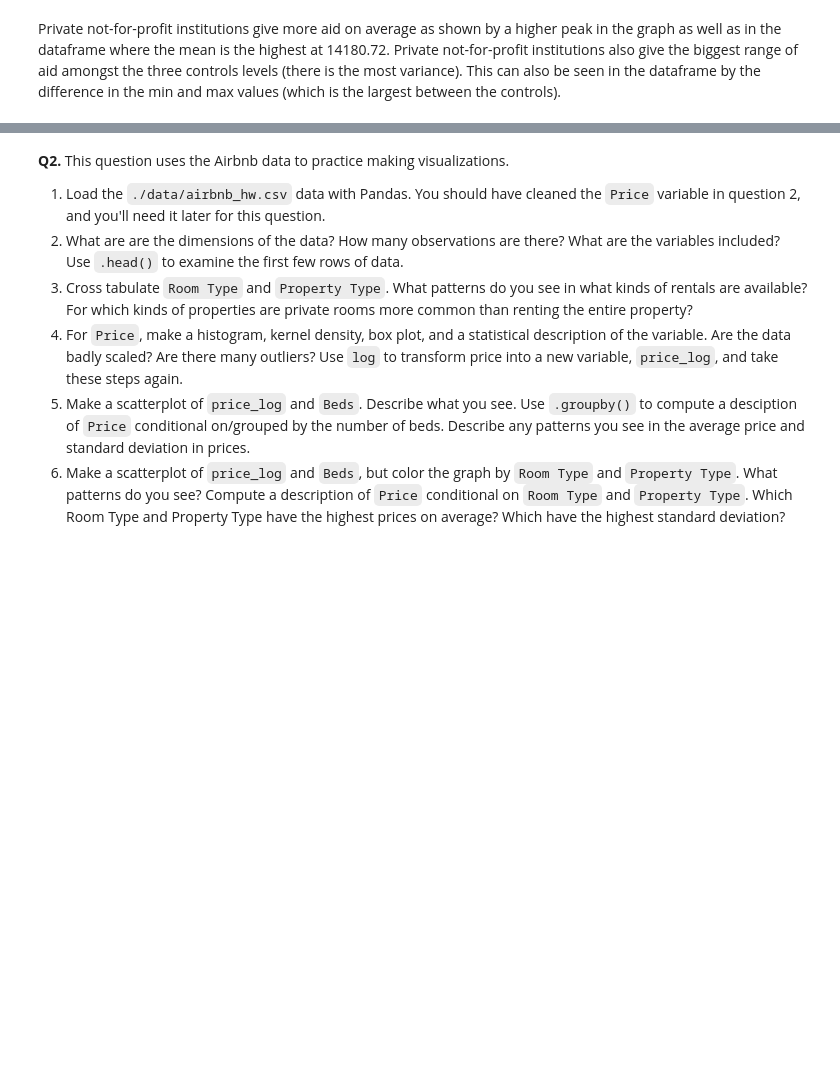
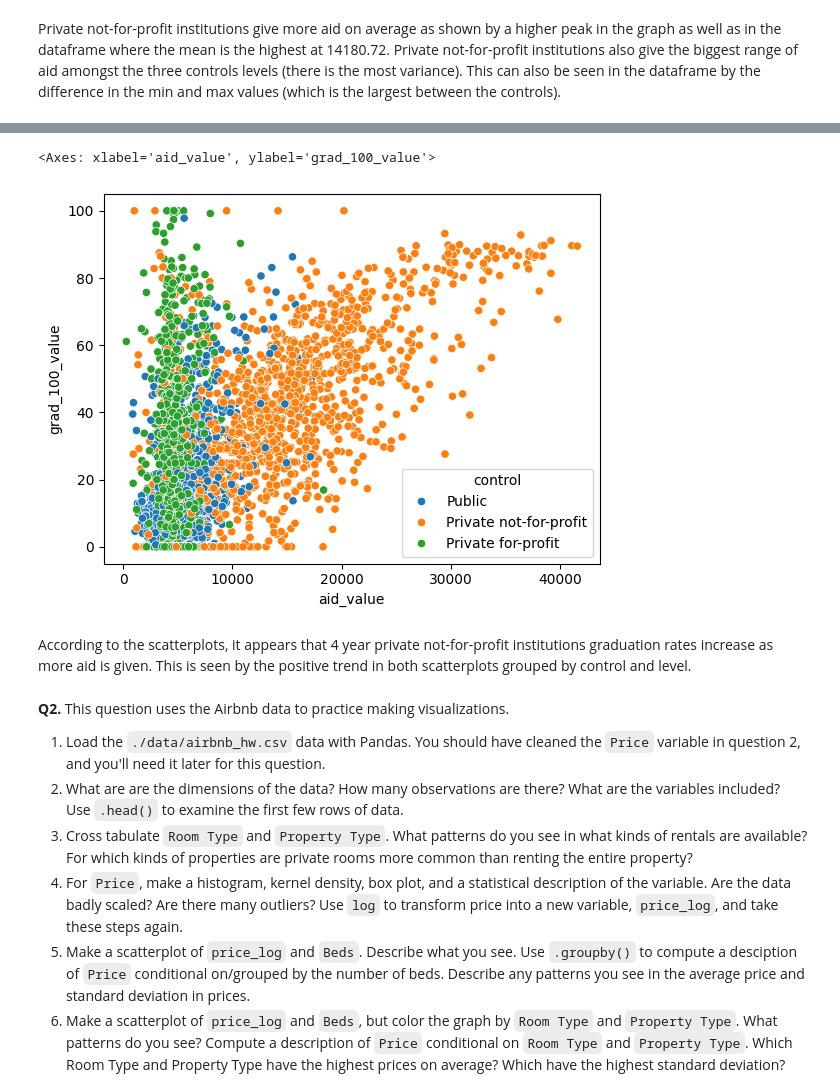
Before and after one commit to Catherine-Nguyen88/visualization, a Jupyter notebook: assignment/assignment.ipynb, the cells around one changed output, grey strips where cells are left out. Saved outputs shown, nothing was run; the diff lists cells and outputs as text; code cells hidden in the pictures; blank space fills up the shorter version.

```diff
--- a/assignment/assignment.ipynb
+++ b/assignment/assignment.ipynb
@@ -213,3 +227,14 @@ sns.scatterplot(data = college, x='grad_100_value', y='aid_value')
+# %%
+sns.scatterplot(data = college, x='aid_value', y='grad_100_value', hue = 'control')
+
+# private for-profit intitutions have the lowest value aids, while private not-for-profit institutions have the highest value.
+# Private not-for-profit institutions also have the widest range of aid values while public and private not-for profit do not go higher
+# than around 10,000.
+# %% [output]
+<Axes: xlabel='aid_value', ylabel='grad_100_value'>
+[figure, added]
+# %% [markdown]
+According to the scatterplots, it appears that 4 year private not-for-profit institutions graduation rates increase as more aid is given. This is seen by the positive trend in both scatterplots grouped by control and level.
 # %% [markdown]
 **Q2.** This question uses the Airbnb data to practice making visualizations.
 
```
Also changed, not shown: parts of 2 cells of this notebook.
